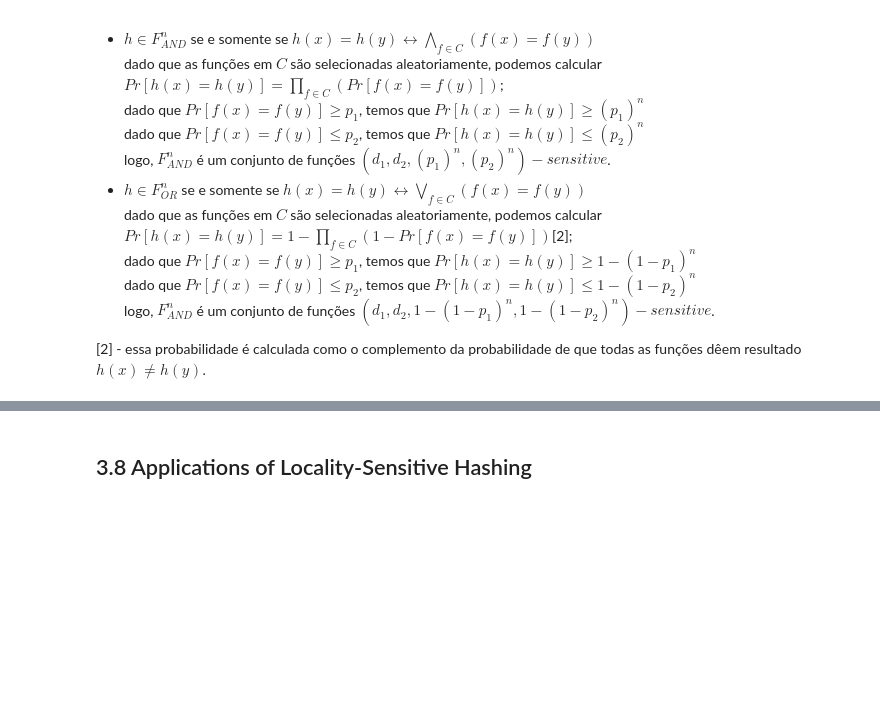
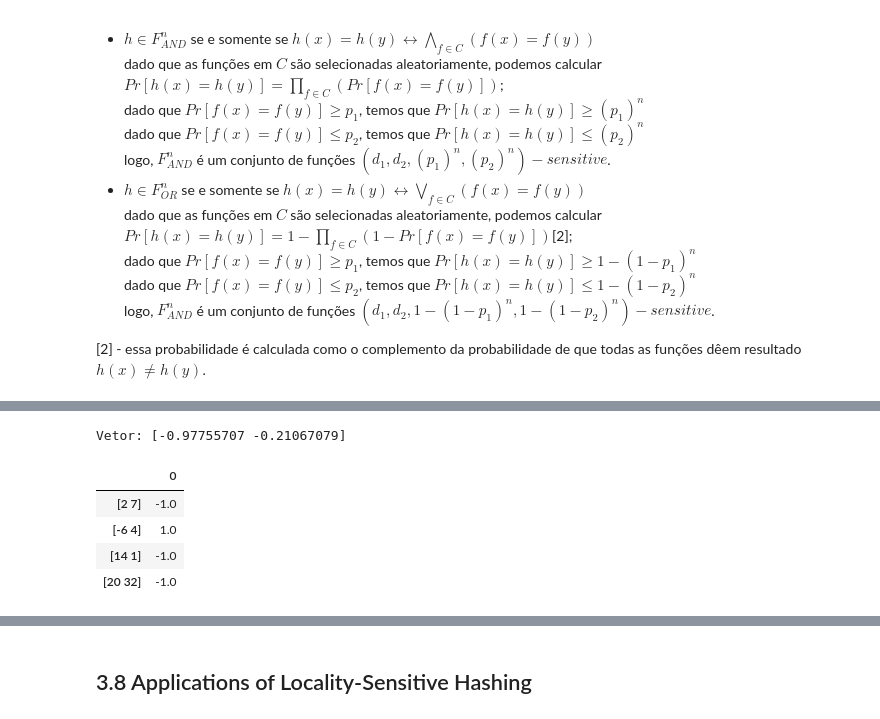
Before and after one commit to abevieiramota/course-garimpagem-de-dados, a Jupyter notebook: ch03.ipynb, the cells around one changed output, grey strips where cells are left out. Saved outputs shown, nothing was run; the diff lists cells and outputs as text; code cells hidden in the pictures; blank space fills up the shorter version.

```diff
--- a/ch03.ipynb
+++ b/ch03.ipynb
@@ -478,0 +517,29 @@ $F_{v} (\theta_1, \theta_2, \frac{180 - \theta_1}{180}, \frac{180 - \theta_2}{18
+# %%
+from sklearn.preprocessing import normalize
+
+def cosine_lsh(length):
+
+    v = normalize(np.random.standard_normal(length).reshape(1, -1))[0, :]
+
+    return v, lambda x: np.sign(x.dot(v))
+# %%
+points = np.array([
+    [2, 7],
+    [-6, 4],
+    [14, 1],
+    [20, 32]
+])
+points_as_str = [str(p) for p in points]
+
+v, h = cosine_lsh(2)
+
+print("Vetor: {}".format(v))
+pd.DataFrame(h(points),
+             index=points_as_str)
+# %% [output]
+Vetor: [-0.97755707 -0.21067079]
+|  | 0 |
+| [2 7] | -1.0 |
+| [-6 4] | 1.0 |
+| [14 1] | -1.0 |
+| [20 32] | -1.0 |
```
Also changed, not shown: parts of 26 cells of this notebook.
